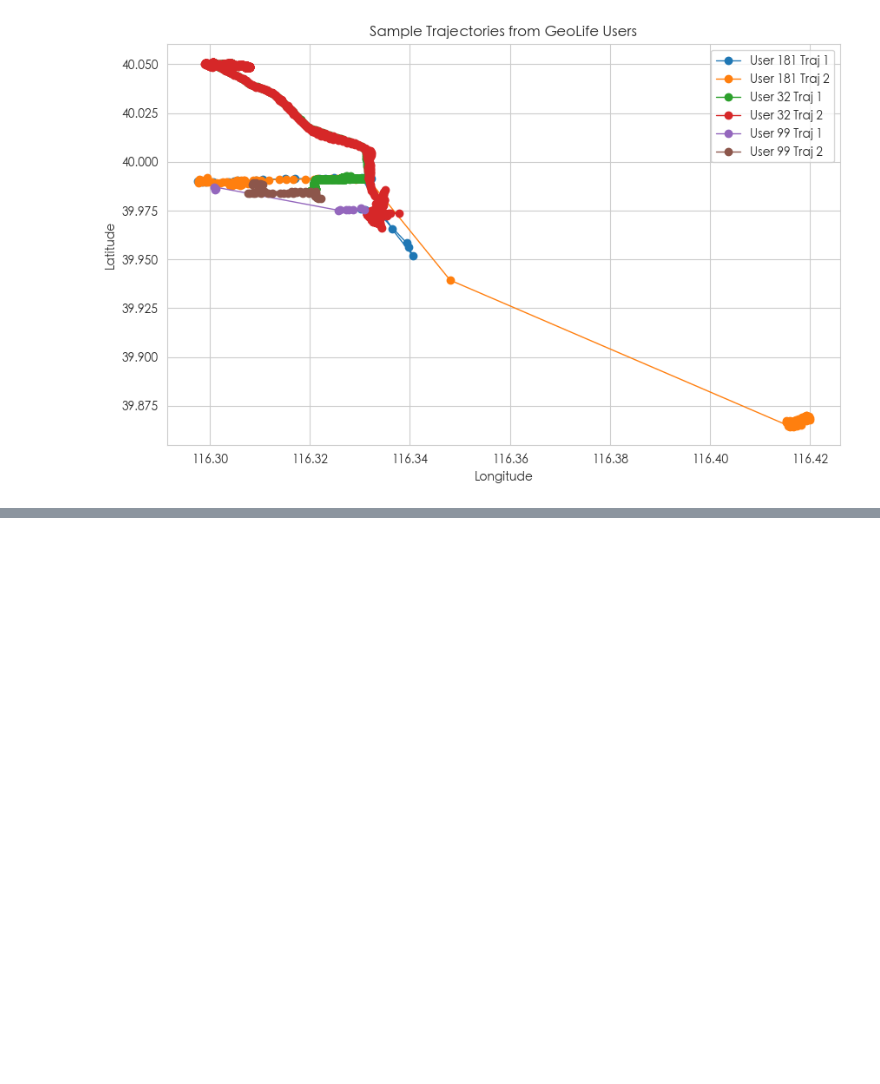
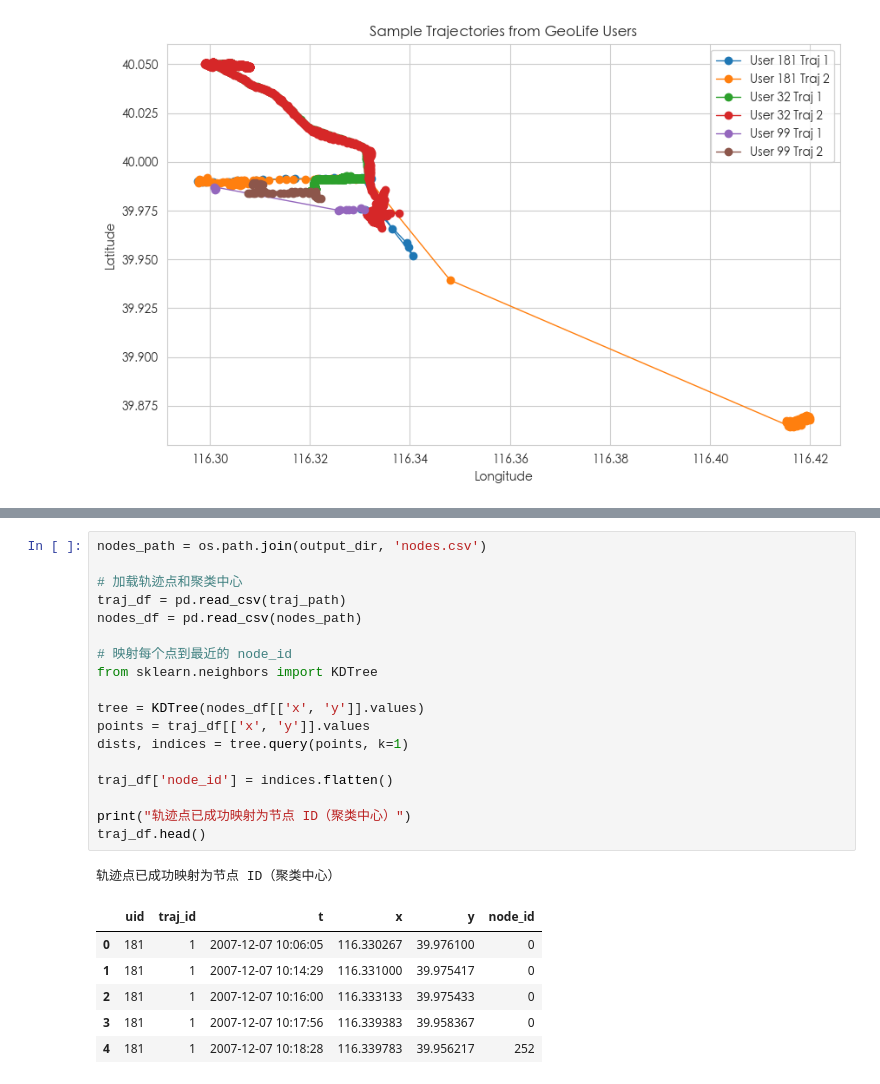
Before and after one commit to reqwaaaaa/FrequentPatternMiningBasedOnHotspotTrajectories, a Jupyter notebook: DataPreprocess/scripts/Trajectory_Mining_Based_on_GeoLife_Dataset.ipynb, the cells around one changed output, grey strips where cells are left out. Cells and saved outputs as stored; diff of their text form; blank space fills up the shorter version.

```diff
--- a/DataPreprocess/scripts/Trajectory_Mining_Based_on_GeoLife_Dataset.ipynb
+++ b/DataPreprocess/scripts/Trajectory_Mining_Based_on_GeoLife_Dataset.ipynb
@@ -123,0 +158,26 @@ plt.show()
+# %%
+nodes_path = os.path.join(output_dir, 'nodes.csv')
+
+# 加载轨迹点和聚类中心
+traj_df = pd.read_csv(traj_path)
+nodes_df = pd.read_csv(nodes_path)
+
+# 映射每个点到最近的 node_id
+from sklearn.neighbors import KDTree
+
+tree = KDTree(nodes_df[['x', 'y']].values)
+points = traj_df[['x', 'y']].values
+dists, indices = tree.query(points, k=1)
+
+traj_df['node_id'] = indices.flatten()
+
+print("轨迹点已成功映射为节点 ID（聚类中心）")
+traj_df.head()
+# %% [output]
+轨迹点已成功映射为节点 ID（聚类中心）
+|  | uid | traj_id | t | x | y | node_id |
+| 0 | 181 | 1 | 2007-12-07 10:06:05 | 116.330267 | 39.976100 | 0 |
+| 1 | 181 | 1 | 2007-12-07 10:14:29 | 116.331000 | 39.975417 | 0 |
+| 2 | 181 | 1 | 2007-12-07 10:16:00 | 116.333133 | 39.975433 | 0 |
+| 3 | 181 | 1 | 2007-12-07 10:17:56 | 116.339383 | 39.958367 | 0 |
+| 4 | 181 | 1 | 2007-12-07 10:18:28 | 116.339783 | 39.956217 | 252 |
```
Also changed, not shown: parts of 4 cells of this notebook, 2 other files.
